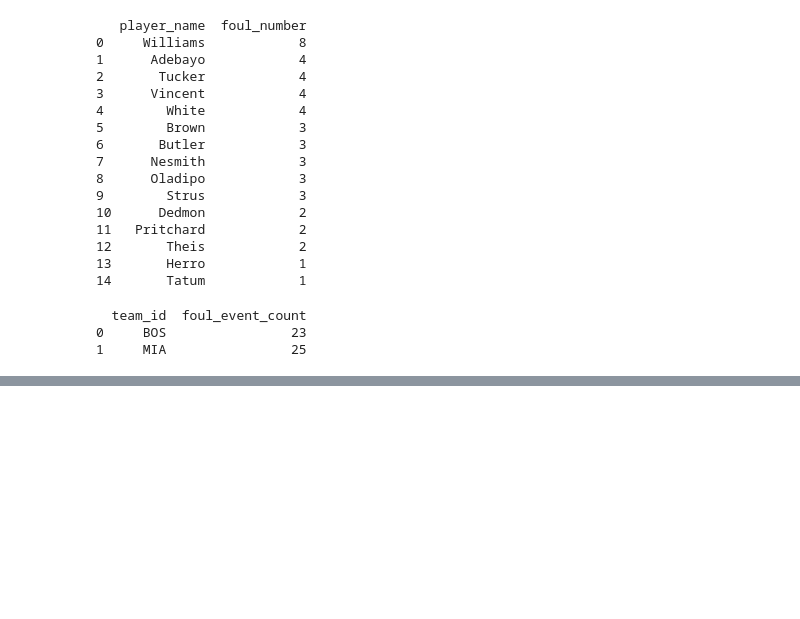
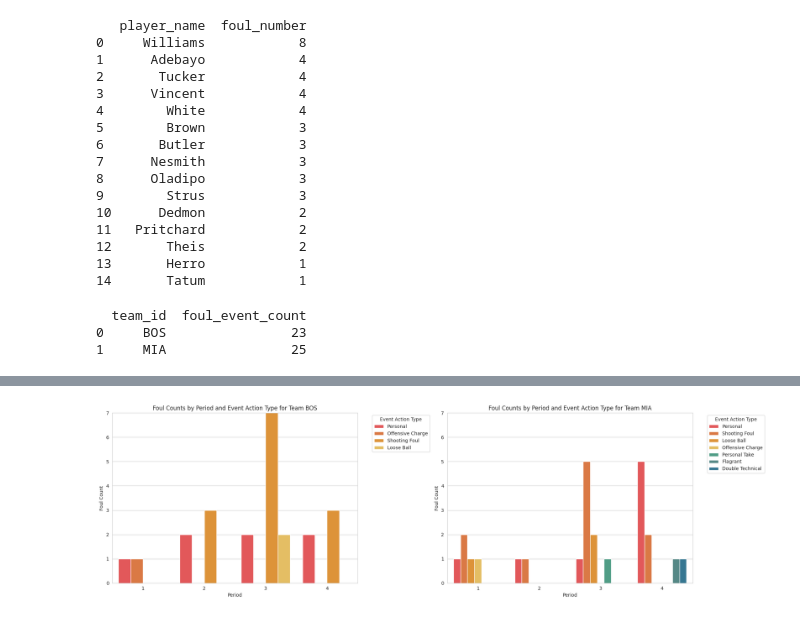
Before and after one commit to naomiyjiang/wisd_court_catalysts, a Jupyter notebook: Foul_Violation.ipynb, the cells around one changed output, grey strips where cells are left out. Cells and saved outputs as stored; diff of their text form; code cells hidden in the pictures; blank space fills up the shorter version.

```diff
--- a/Foul_Violation.ipynb
+++ b/Foul_Violation.ipynb
@@ -83,0 +159,62 @@ plt.show()
+# %%
+import matplotlib.pyplot as plt
+import seaborn as sns
+
+# Assuming you have already defined foul_counts_by_group
+
+# Define the mapping of event_action_type to names
+event_action_type_to_name = {
+    1: "Personal",
+    2: 'Shooting Foul',
+    3: 'Loose Ball',
+    14: 'Flagrant',
+    16: 'Double Technical',
+    26: 'Offensive Charge',
+    28: 'Personal Take',
+}
+
+# Define the mapping of team_id to names
+team_id_to_name = {
+    1610612738: 'BOS',
+    1610612748: 'MIA',
+}
+
+# Set the custom color palette
+custom_palette = ["#f94144", "#f3722c", "#f8961e", "#f9c74f", "#43aa8b", "#4d908e", "#277da1"]
+sns.set_palette(custom_palette)
+sns.set_style('whitegrid')
+
+# Group by team_id and create a combined plot for all teams
+teams = foul_counts_by_group['team_id'].unique()
+num_teams = len(teams)
+
+# Create a figure with subplots for each team
+fig, axes = plt.subplots(nrows=1, ncols=num_teams, figsize=(10*num_teams, 6))
+
+# Find the maximum foul count among all dataframes for y-axis limit
+max_foul_count = foul_counts_by_group['foul_count'].max()
+
+for i, team in enumerate(teams):
+    data = foul_counts_by_group[foul_counts_by_group['team_id'] == team]
+
+    # Replace event_action_type with names
+    data['event_action_type'] = data['event_action_type'].replace(event_action_type_to_name)
+
+    # Pivot the data for the current team
+    foul_pivot = data.pivot(index='period', columns='event_action_type', values='foul_count')
+
+    # Create a stacked bar plot for the current team on its corresponding subplot
+    sns.barplot(data=data, x='period', y='foul_count', hue='event_action_type', ci=None, ax=axes[i])
+    axes[i].set_xlabel('Period')
+    axes[i].set_ylabel('Foul Count')
+    axes[i].set_title(f'Foul Counts by Period and Event Action Type for Team {team_id_to_name[team]}')
+    axes[i].legend(title='Event Action Type', bbox_to_anchor=(1.05, 1), loc='upper left')
+
+    # Set the same y-axis limit for all subplots
+    axes[i].set_ylim(0, max_foul_count)
+
+# Adjust layout and spacing between subplots
+plt.tight_layout()
+
+plt.show()
+# %% [output]
@@ -83,0 +239 @@ plt.show()
+[figure, added]
```
Also changed, not shown: parts of 10 cells of this notebook.
